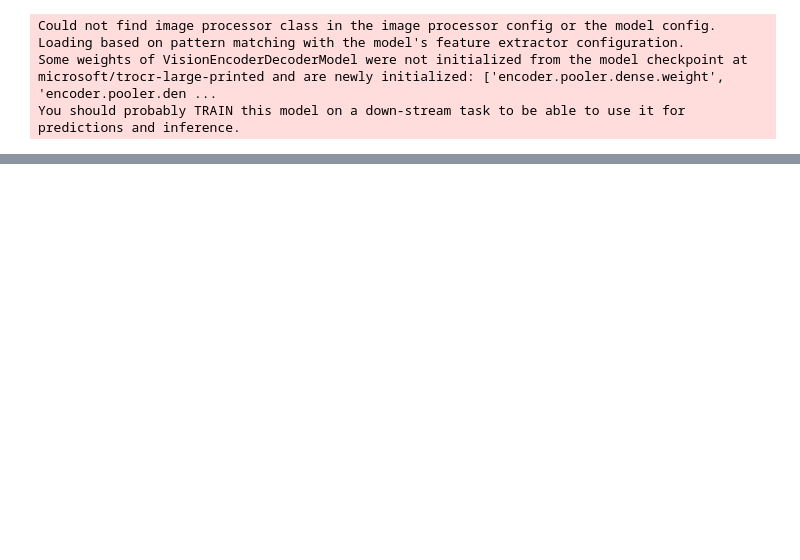
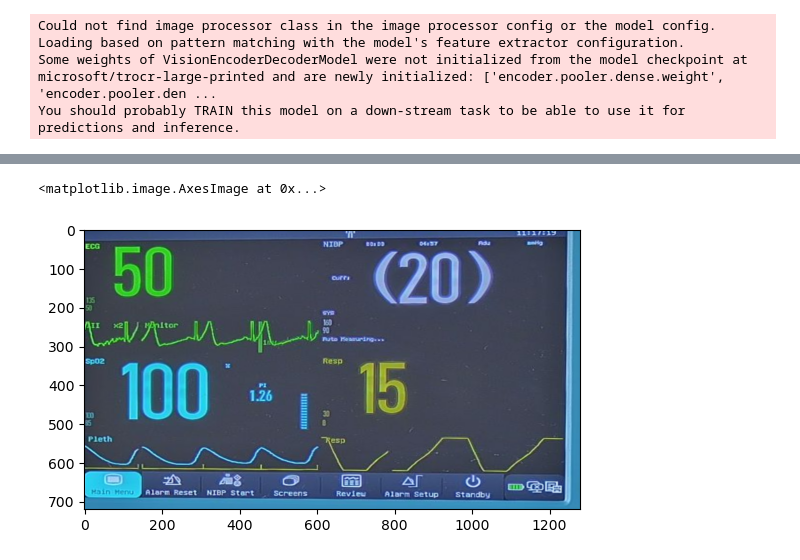
Before and after one commit to COPS-IITBHU/Vital-Extraction-Challenge, a Jupyter notebook: main.ipynb, the cells around one changed output, grey strips where cells are left out. Saved outputs shown, nothing was run; the diff lists cells and outputs as text; code cells hidden in the pictures; blank space fills up the shorter version.

```diff
--- a/main.ipynb
+++ b/main.ipynb
@@ -71,0 +82,5 @@ plt.imshow(mask>0)
+# %%
+plt.imshow(ocr_io)
+# %% [output]
+<matplotlib.image.AxesImage at 0x...>
+[figure, added]
```
Also changed, not shown: parts of 7 cells of this notebook, 3 other files.
